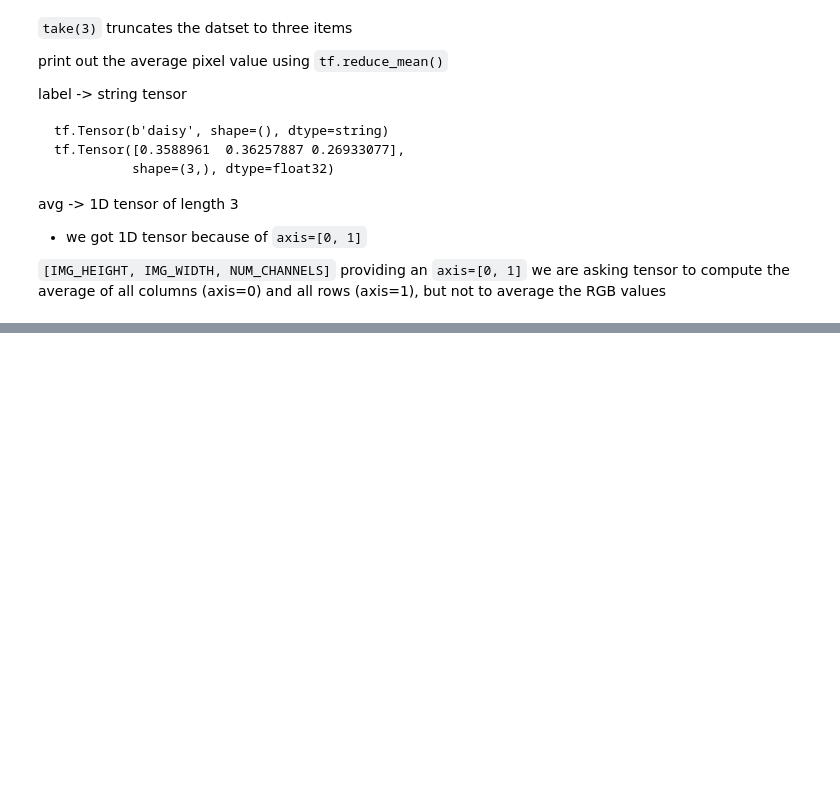
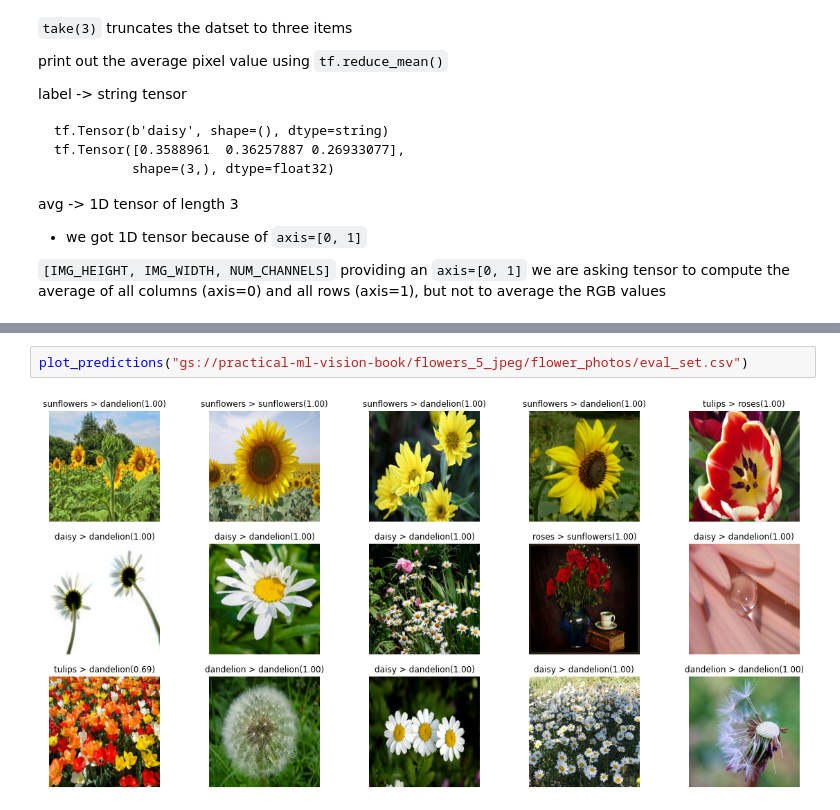
Before and after one commit to flyingtatta/Practical-ML-Computer-Vision, a Jupyter notebook: 02_ml_models_for_vision/2a_machine_perception.ipynb, the cells around one changed output, grey strips where cells are left out. Drawn from its saved outputs; the diff is of its cells as text; blank space fills up the shorter version.

```diff
--- a/02_ml_models_for_vision/2a_machine_perception.ipynb
+++ b/02_ml_models_for_vision/2a_machine_perception.ipynb
@@ -197,0 +444,4 @@ for img, label in dataset.take(3):
+# %%
+plot_predictions("gs://practical-ml-vision-book/flowers_5_jpeg/flower_photos/eval_set.csv")
+# %% [output]
+[figure, added]
```
Also changed, not shown: parts of 28 cells of this notebook.
